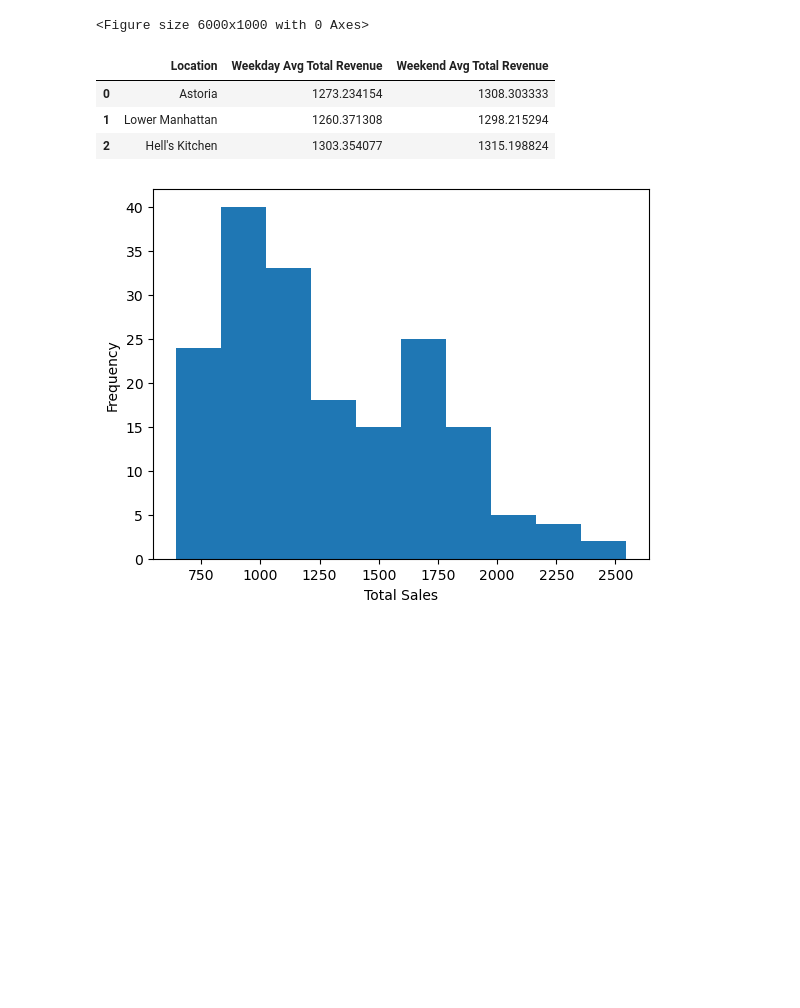
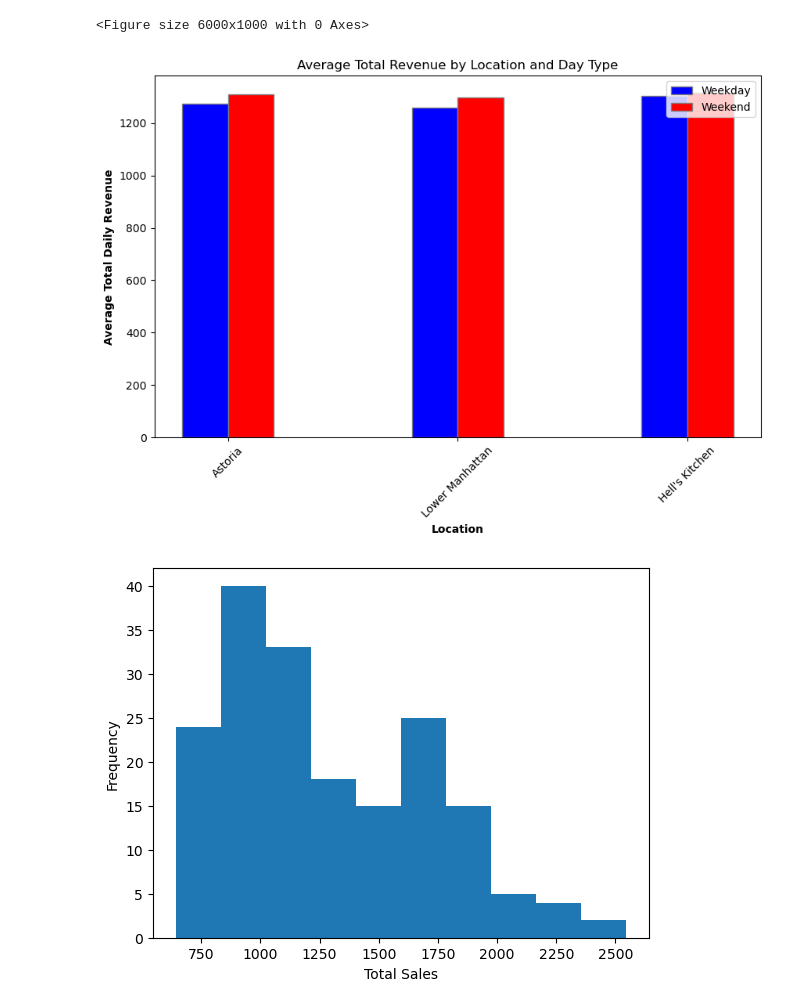
Before and after one commit to cedetraz96/Coffee_Crew, a Jupyter notebook: Location_total_revenue_&_growth_analysis.ipynb, the cells around one changed output. Drawn from its saved outputs; the diff is of its cells as text; code cells hidden in the pictures; blank space fills up the shorter version.

Commit message:
Added graph of weekday vs weekend comparison

```diff
--- a/Location_total_revenue_&_growth_analysis.ipynb
+++ b/Location_total_revenue_&_growth_analysis.ipynb
@@ -210,37 +210,56 @@ store3_df['Day Category'] = store3_df['dayofweek'].apply(categorize_day)
 
 #Number of weekdays and weekend days between jan 1 and june 30 2023
 weekday_count = 130
 weekend_count = 51
 
 
 #Groupby day category and calculate total revenue by store for weekends and weekdays
 store1_daycategory_avgsales = store1_df.groupby('Day Category').apply(sum_totalsales)
 store2_daycategory_avgsales = store2_df.groupby('Day Category').apply(sum_totalsales)
 store3_daycategory_avgsales = store3_df.groupby('Day Category').apply(sum_totalsales)
 
 #Calculate weekday averages
 store1_weekday_avg_total_revenue = store1_daycategory_avgsales['Weekday'] / weekday_count
 store2_weekday_avg_total_revenue = store2_daycategory_avgsales['Weekday'] / weekday_count
 store3_weekday_avg_total_revenue = store3_daycategory_avgsales['Weekday'] / weekday_count
 
 #Calculate weekend averages
 store1_weekend_avg_total_revenue = store1_daycategory_avgsales['Weekend'] / weekend_count
 store2_weekend_avg_total_revenue = store2_daycategory_avgsales['Weekend'] / weekend_count
 store3_weekend_avg_total_revenue = store3_daycategory_avgsales['Weekend'] / weekend_count
 
 #Create dataframe
 day_category_total_revenues_by_location = {
     'Location': ['Astoria', 'Lower Manhattan', "Hell's Kitchen"],
     'Weekday Avg Total Revenue': [store1_weekday_avg_total_revenue, store2_weekday_avg_total_revenue, store3_weekday_avg_total_revenue],
     'Weekend Avg Total Revenue': [store1_weekend_avg_total_revenue, store2_weekend_avg_total_revenue, store3_weekend_avg_total_revenue]
 }
 day_category_total_revenues_by_location_df = pd.DataFrame(day_category_total_revenues_by_location)
 day_category_total_revenues_by_location_df
+
+fig, ax = plt.subplots(figsize=(10, 6))
+
+# Set position of bar on X axis
+r1 = range(len(day_category_total_revenues_by_location_df))
+r2 = [x + 0.2 for x in r1]
+
+# Make the plot
+ax.bar(r1, day_category_total_revenues_by_location_df['Weekday Avg Total Revenue'], color='blue', width=0.2, edgecolor='grey', label='Weekday')
+ax.bar(r2, day_category_total_revenues_by_location_df['Weekend Avg Total Revenue'], color='red', width=0.2, edgecolor='grey', label='Weekend')
+
+# Add xticks on the middle of the group bars
+ax.set_xlabel('Location', fontweight='bold')
+ax.set_ylabel('Average Total Daily Revenue', fontweight='bold')
+ax.set_xticks([r + 0.1 for r in range(len(day_category_total_revenues_by_location_df))])
+ax.set_xticklabels(day_category_total_revenues_by_location_df['Location'])
+ax.set_title('Average Total Revenue by Location and Day Type')
+
+# Create legend & Show graphic
+ax.legend()
+plt.xticks(rotation=45)
+plt.show()
 # %% [output]
-|  | Location | Weekday Avg Total Revenue | Weekend Avg Total Revenue |
-| 0 | Astoria | 1273.234154 | 1308.303333 |
-| 1 | Lower Manhattan | 1260.371308 | 1298.215294 |
-| 2 | Hell's Kitchen | 1303.354077 | 1315.198824 |
+[figure, added]
 # %%
 #Statistical analysis of Total Daily Revenue
 store1_daycategory = store1_df.groupby('transaction_date').apply(sum_totalsales)
```
Also changed, not shown: parts of 4 cells of this notebook.
